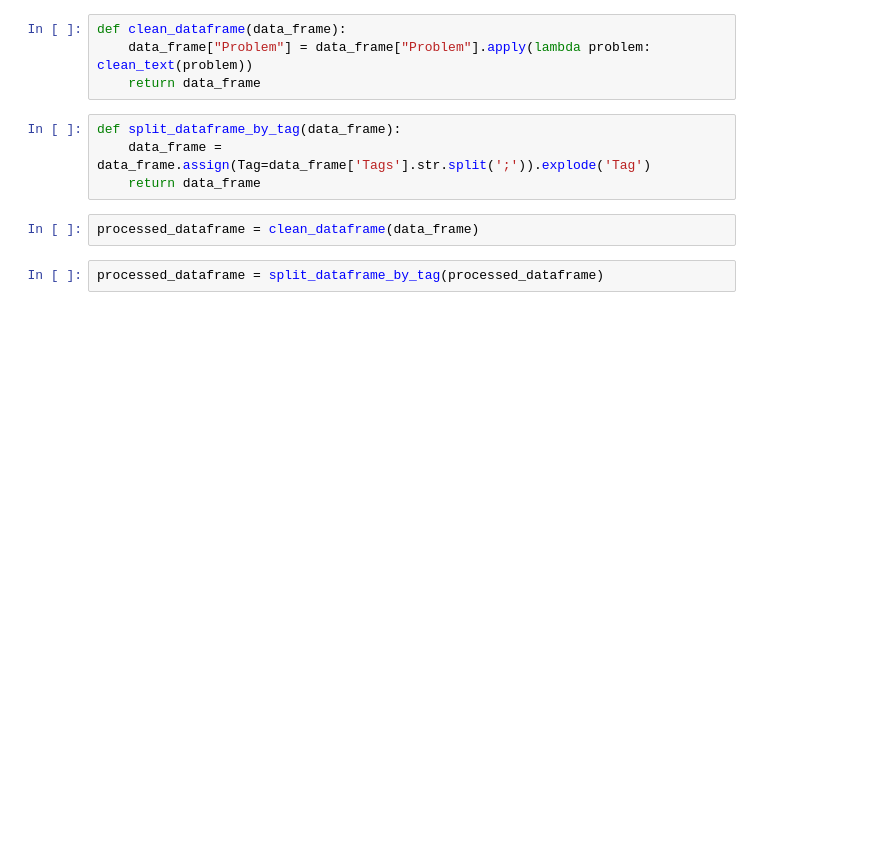
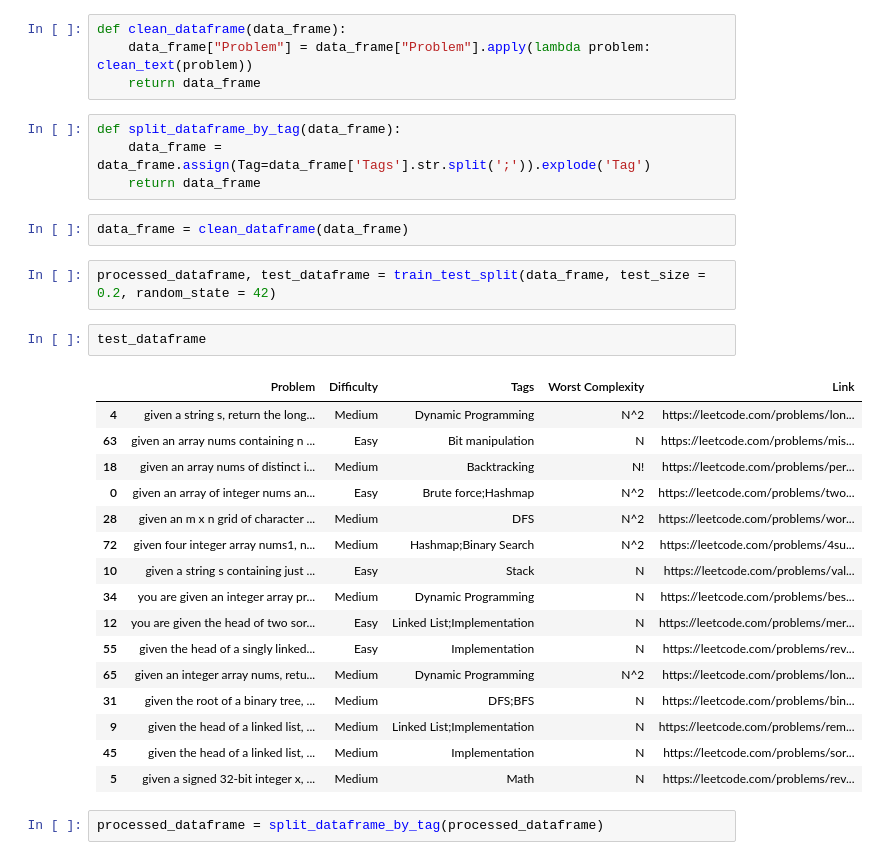
Before and after one commit to nguyensongvo2652001/Algalysis, a Jupyter notebook: Traning Models/Algalysis.ipynb, the cells around one changed output. Saved outputs shown, nothing was run; the diff lists cells and outputs as text; blank space fills up the shorter version.

```diff
--- a/Traning Models/Algalysis.ipynb
+++ b/Traning Models/Algalysis.ipynb
@@ -94,7 +97,28 @@ def split_dataframe_by_tag(data_frame):
     data_frame = data_frame.assign(Tag=data_frame['Tags'].str.split(';')).explode('Tag')
     return data_frame
 # %%
-processed_dataframe = clean_dataframe(data_frame)
+data_frame = clean_dataframe(data_frame)
+# %%
+processed_dataframe, test_dataframe = train_test_split(data_frame, test_size = 0.2, random_state = 42)
+# %%
+test_dataframe
+# %% [output]
+|  | Problem | Difficulty | Tags | Worst Complexity | Link |
+| 4 | given a string s, return the long... | Medium | Dynamic Programming | N^2 | https://leetcode.com/problems/lon... |
+| 63 | given an array nums containing n ... | Easy | Bit manipulation | N | https://leetcode.com/problems/mis... |
+| 18 | given an array nums of distinct i... | Medium | Backtracking | N! | https://leetcode.com/problems/per... |
+| 0 | given an array of integer nums an... | Easy | Brute force;Hashmap | N^2 | https://leetcode.com/problems/two... |
+| 28 | given an m x n grid of character ... | Medium | DFS | N^2 | https://leetcode.com/problems/wor... |
+| 72 | given four integer array nums1, n... | Medium | Hashmap;Binary Search | N^2 | https://leetcode.com/problems/4su... |
+| 10 | given a string s containing just ... | Easy | Stack | N | https://leetcode.com/problems/val... |
+| 34 | you are given an integer array pr... | Medium | Dynamic Programming | N | https://leetcode.com/problems/bes... |
+| 12 | you are given the head of two sor... | Easy | Linked List;Implementation | N | https://leetcode.com/problems/mer... |
+| 55 | given the head of a singly linked... | Easy | Implementation | N | https://leetcode.com/problems/rev... |
+| 65 | given an integer array nums, retu... | Medium | Dynamic Programming | N^2 | https://leetcode.com/problems/lon... |
+| 31 | given the root of a binary tree, ... | Medium | DFS;BFS | N | https://leetcode.com/problems/bin... |
+| 9 | given the head of a linked list, ... | Medium | Linked List;Implementation | N | https://leetcode.com/problems/rem... |
+| 45 | given the head of a linked list, ... | Medium | Implementation | N | https://leetcode.com/problems/sor... |
+| 5 | given a signed 32-bit integer x, ... | Medium | Math | N | https://leetcode.com/problems/rev... |
 # %%
 processed_dataframe = split_dataframe_by_tag(processed_dataframe)
 # %%
```
Also changed, not shown: parts of 16 cells of this notebook.
